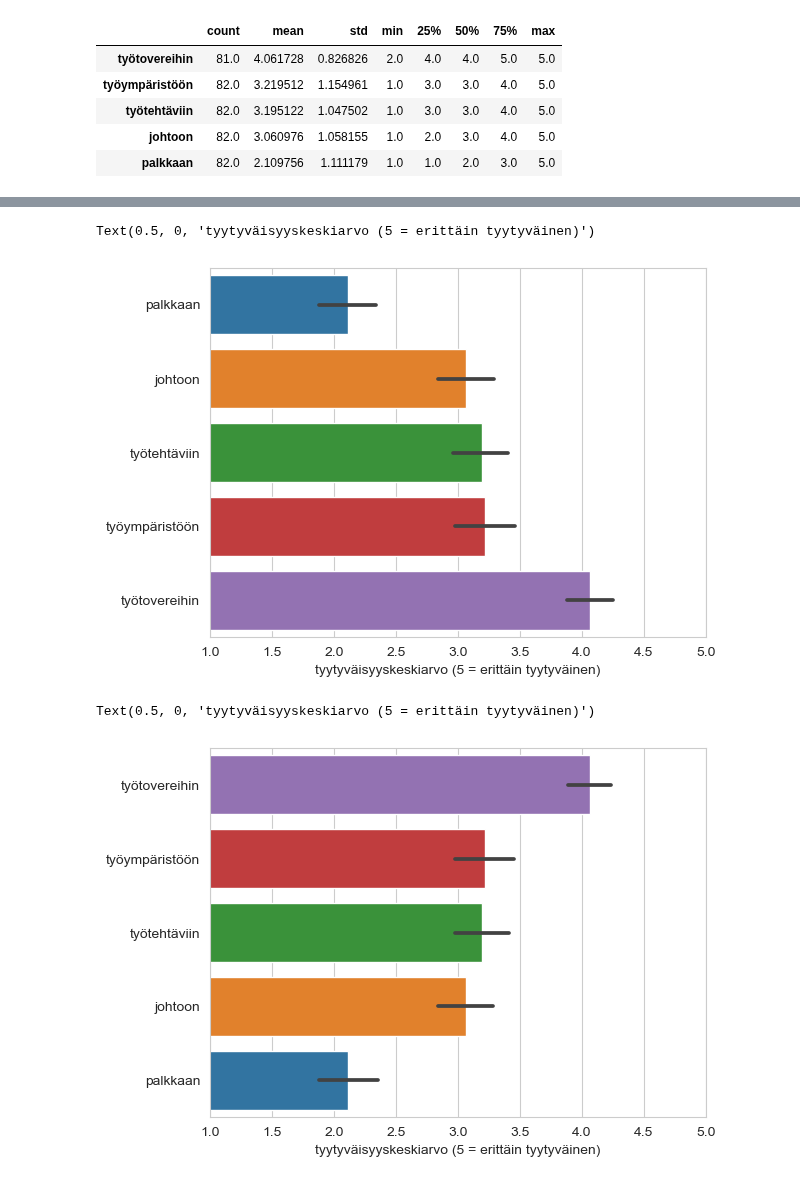
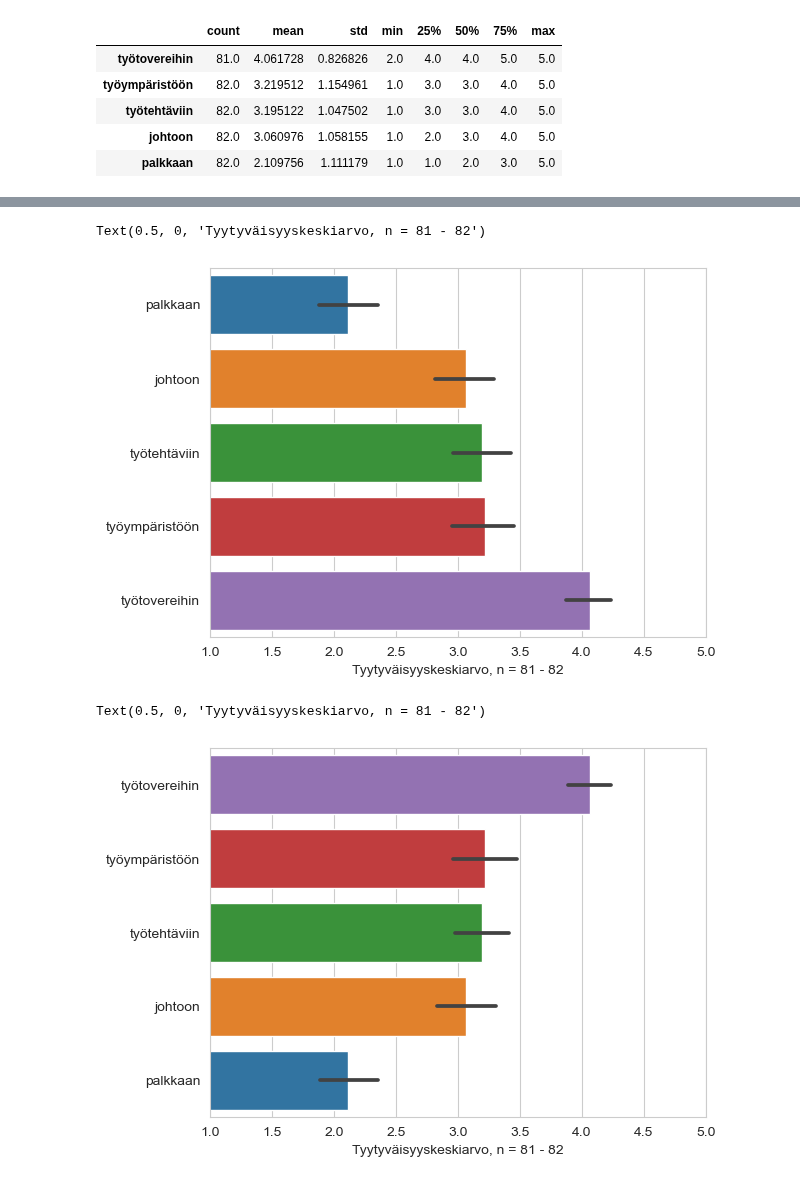
Before and after one commit to taanila/kuvaileva, a Jupyter notebook: tunnuslukuja.ipynb, the cells around one changed output, grey strips where cells are left out. Saved outputs shown, nothing was run; the diff lists cells and outputs as text; code cells hidden in the pictures.

```diff
--- a/tunnuslukuja.ipynb
+++ b/tunnuslukuja.ipynb
@@ -136,22 +168,21 @@ Grafiikan läheisyydessä pitää olla tiedot siitä kuinka monen havainnon peru
 # %%
-# Tyytyväisyysmuuttujien lista keskiarvon mukaisessa järjestyksessä
-list = df.loc[:,'johtoon':'työtehtäviin'].mean().sort_values().index
-
 # Keskiarvoja kuvaavat pylväät ja virhemarginaalit
 sns.barplot(data=df[list], orient='h')
 
 # x-akselin skaalaus (pienin arvo 1, suurin arvo 5)
 plt.xlim(1, 5)
 
-plt.xlabel('tyytyväisyyskeskiarvo (5 = erittäin tyytyväinen)')
+plt.xlabel(f'Tyytyväisyyskeskiarvo, n = {n_min} - {n_max}')
 # %% [output]
-Text(0.5, 0, 'tyytyväisyyskeskiarvo (5 = erittäin tyytyväinen)')
+Text(0.5, 0, 'Tyytyväisyyskeskiarvo, n = 81 - 82')
-[figure, old version]
+[figure, new version]
 # %%
 # y-akselin voi tarvittaessa kääntää:
 sns.barplot(data=df[list], orient='h').invert_yaxis()
+
 plt.xlim(1, 5)
-plt.xlabel('tyytyväisyyskeskiarvo (5 = erittäin tyytyväinen)')
+
+plt.xlabel(f'Tyytyväisyyskeskiarvo, n = {n_min} - {n_max}')
 # %% [output]
-Text(0.5, 0, 'tyytyväisyyskeskiarvo (5 = erittäin tyytyväinen)')
+Text(0.5, 0, 'Tyytyväisyyskeskiarvo, n = 81 - 82')
-[figure, old version]
+[figure, new version]
```
Also changed, not shown: parts of 9 cells of this notebook.
